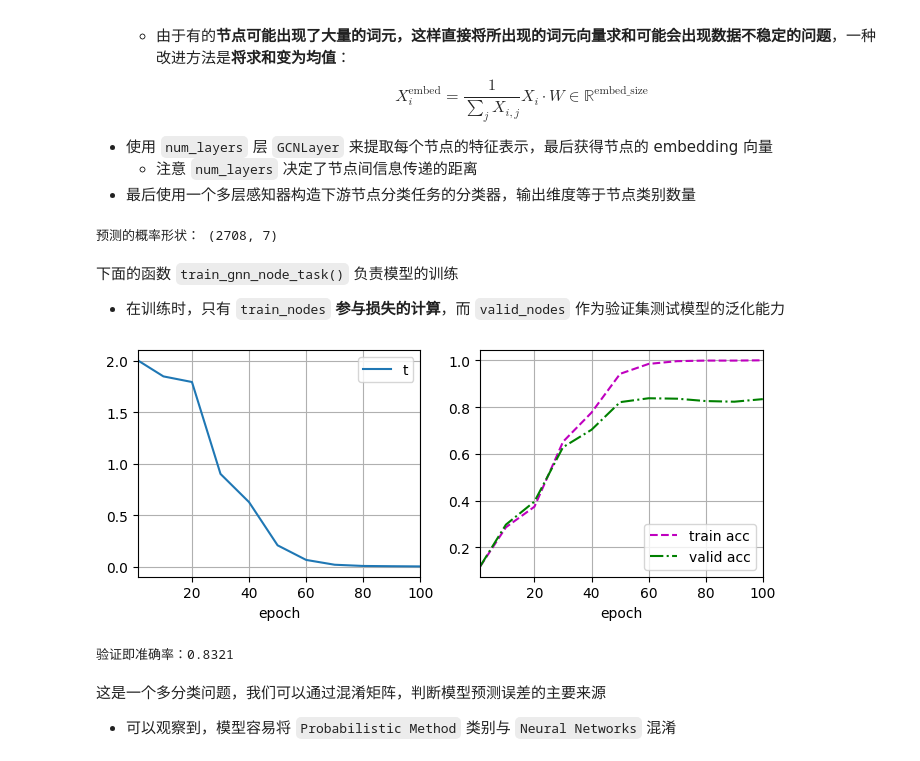
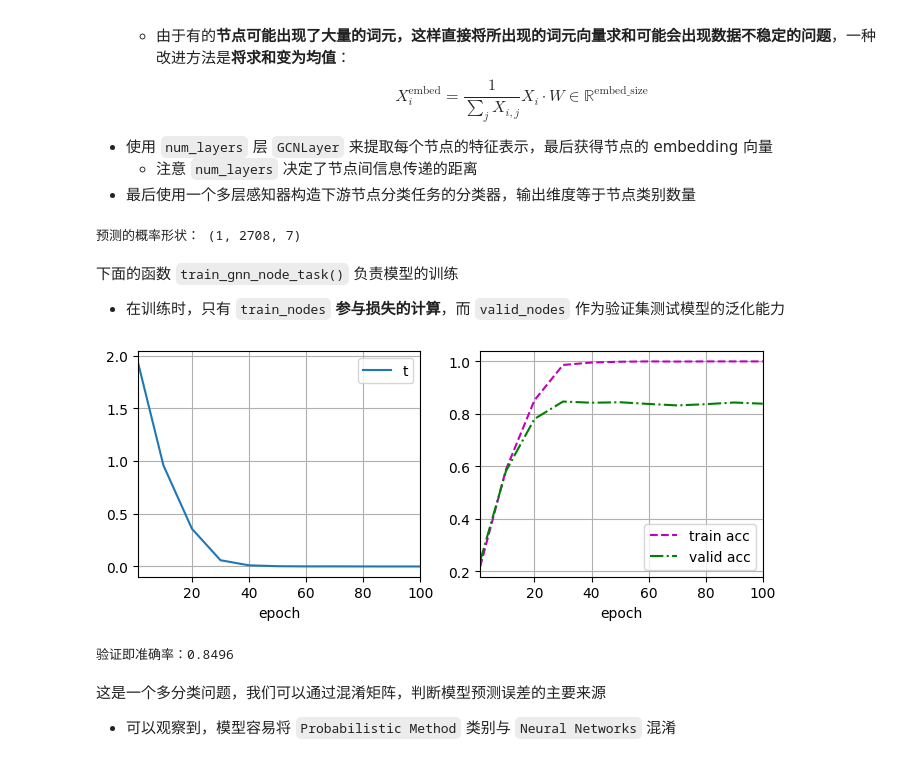
Before and after one commit to ZPZhou-lab/DeepLearning-Tensorflow, a Jupyter notebook: Chap8-图神经网络GNN/C8.2-图神经网络GNN-理解图算子.ipynb, the cells around one changed output. Drawn from its saved outputs; the diff is of its cells as text; code cells hidden in the pictures.

```diff
--- a/Chap8-图神经网络GNN/C8.2-图神经网络GNN-理解图算子.ipynb
+++ b/Chap8-图神经网络GNN/C8.2-图神经网络GNN-理解图算子.ipynb
@@ -733,11 +745,11 @@ class GCNModel(tf.keras.Model):
         node_probs = self.classifier(graph["vertex_feat"], **kwargs)
         return node_probs
 # %%
-model = GCNModel(num_hiddens=32, num_classes=len(class_map), num_layers=1)
+model = ch8.GCNModel(num_hiddens=32, num_classes=len(class_map), num_layers=1)
 probs = model(graph)
-print("预测的概率形状：", probs.shape)
+print("预测的概率形状：", probs.shape) # (num_graph or 1, num_nodes, num_classes)
 # %% [output]
-预测的概率形状： (2708, 7)
+预测的概率形状： (1, 2708, 7)
 # %% [markdown]
 下面的函数 `train_gnn_node_task()` 负责模型的训练
 * 在训练时，只有 `train_nodes` **参与损失的计算**，而 `valid_nodes` 作为验证集测试模型的泛化能力
@@ -772,18 +784,19 @@ def train_gnn_node_task(model, graph, node_labels, train_nodes, valid_nodes, epo
 
     return model
 # %%
-model = GCNModel(num_hiddens=64, num_classes=len(class_map), num_layers=2, dropout=0.25)
-model = train_gnn_node_task(model, graph, node_labels, train_nodes, valid_nodes, epochs=100, lr=0.01, verbose=10)
+model = ch8.GCNModel(num_hiddens=64, num_classes=len(class_map), num_layers=2, dropout=0.25)
+model = ch8.train_gnn_node_task(model, graph, node_labels, train_nodes, valid_nodes, epochs=100, lr=0.01, verbose=10)
 # %% [output]
-[figure, old version]
+[figure, new version]
 # %%
 probs = model(graph)
-valid_labels = tf.gather(node_labels, valid_nodes).numpy()
-valid_probs = tf.gather(probs, valid_nodes).numpy()
+# 通过访问下标 0 去掉 num_graph 维度
+valid_labels = tf.gather(node_labels, valid_nodes, batch_dims=1)[0].numpy()
+valid_probs = tf.gather(probs, valid_nodes, batch_dims=1)[0].numpy()
 valid_acc = tf.keras.metrics.sparse_categorical_accuracy(valid_labels, valid_probs)
 print("验证即准确率：%.4f" % valid_acc.numpy().mean())
 # %% [output]
-验证即准确率：0.8321
+验证即准确率：0.8496
 # %% [markdown]
 这是一个多分类问题，我们可以通过混淆矩阵，判断模型预测误差的主要来源
 * 可以观察到，模型容易将 `Probabilistic Method` 类别与 `Neural Networks` 混淆
```
Also changed, not shown: parts of 11 cells of this notebook, 4 other files.
